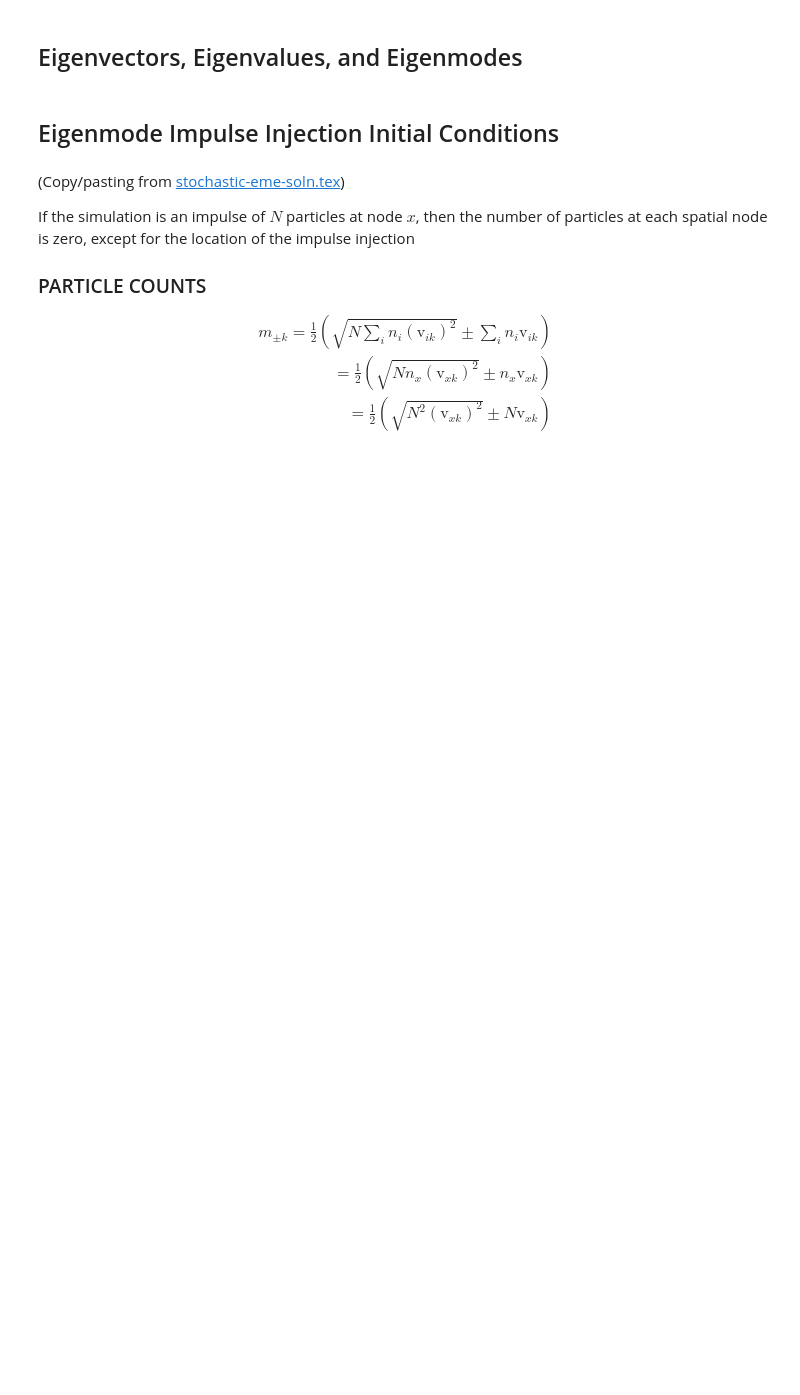
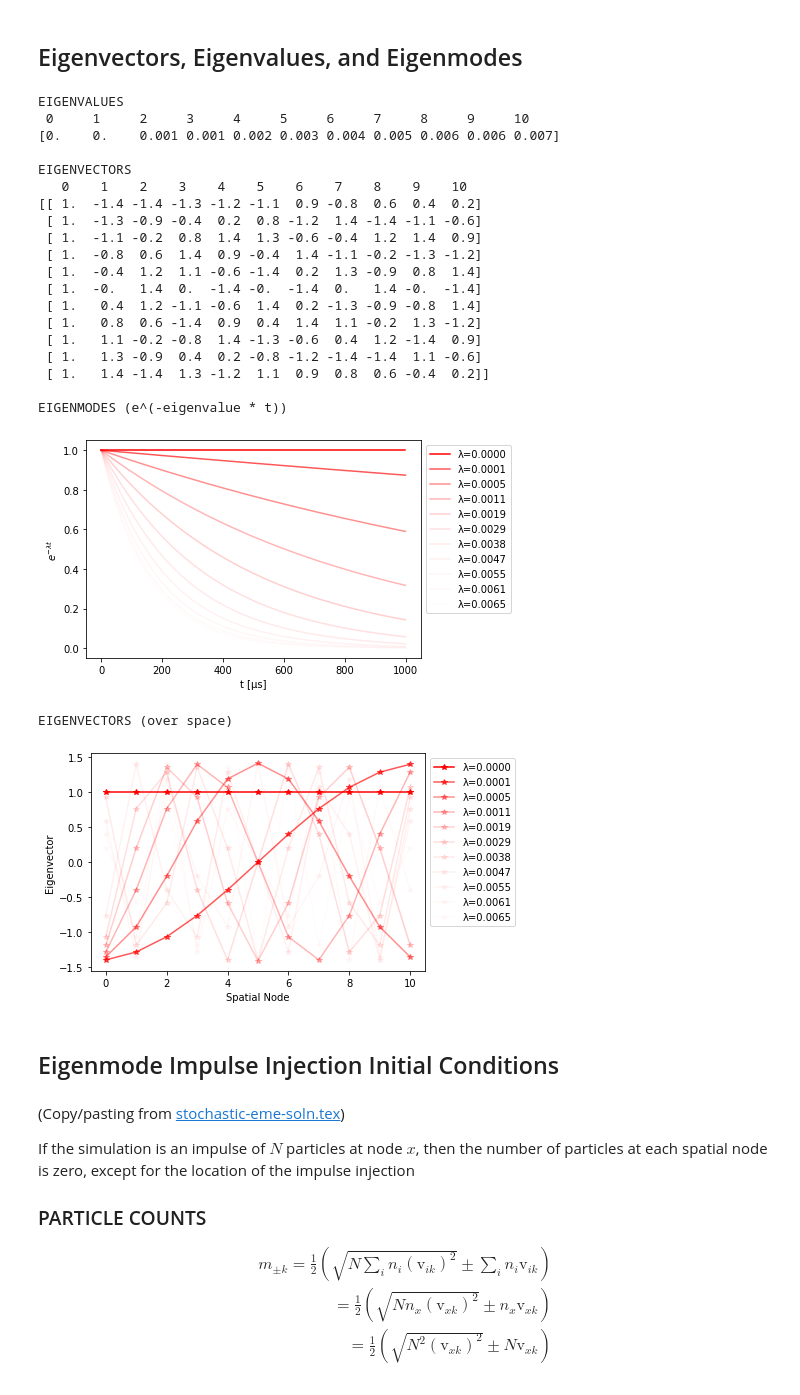
Before and after one commit to margotwagner/diffusion-model, a Jupyter notebook: notebooks/markov-eigenmode-validation/eme-rw-1d-src-variance.ipynb, the cells around one changed output. Drawn from its saved outputs; the diff is of its cells as text; code cells hidden in the pictures; blank space fills up the shorter version.

```diff
--- a/notebooks/markov-eigenmode-validation/eme-rw-1d-src-variance.ipynb
+++ b/notebooks/markov-eigenmode-validation/eme-rw-1d-src-variance.ipynb
@@ -589,9 +473,32 @@ def get_eigenvalues_and_vectors(A: np.ndarray,
 # %%
-eigenvalues, eigenvectors, eval_sort_index = get_eigenvalues_and_vectors(
-    A,
+eigenvalues, eigenvectors, eval_sort_index = emd_model.get_eigenvalues_and_vectors(
     print_output=True,
     plot_eigenmodes=True,
-    plot_eigenvectors=True)
+    plot_eigenvectors=True
+)
+# %% [output]
+EIGENVALUES
+ 0     1     2     3     4     5     6     7     8     9     10
+[0.    0.    0.001 0.001 0.002 0.003 0.004 0.005 0.006 0.006 0.007]
+
+EIGENVECTORS
+   0    1    2    3    4    5    6    7    8    9    10
+[[ 1.  -1.4 -1.4 -1.3 -1.2 -1.1  0.9 -0.8  0.6  0.4  0.2]
+ [ 1.  -1.3 -0.9 -0.4  0.2  0.8 -1.2  1.4 -1.4 -1.1 -0.6]
+ [ 1.  -1.1 -0.2  0.8  1.4  1.3 -0.6 -0.4  1.2  1.4  0.9]
+ [ 1.  -0.8  0.6  1.4  0.9 -0.4  1.4 -1.1 -0.2 -1.3 -1.2]
+ [ 1.  -0.4  1.2  1.1 -0.6 -1.4  0.2  1.3 -0.9  0.8  1.4]
+ [ 1.  -0.   1.4  0.  -1.4 -0.  -1.4  0.   1.4 -0.  -1.4]
+ [ 1.   0.4  1.2 -1.1 -0.6  1.4  0.2 -1.3 -0.9 -0.8  1.4]
+ [ 1.   0.8  0.6 -1.4  0.9  0.4  1.4  1.1 -0.2  1.3 -1.2]
+ [ 1.   1.1 -0.2 -0.8  1.4 -1.3 -0.6  0.4  1.2 -1.4  0.9]
+ [ 1.   1.3 -0.9  0.4  0.2 -0.8 -1.2 -1.4 -1.4  1.1 -0.6]
+ [ 1.   1.4 -1.4  1.3 -1.2  1.1  0.9  0.8  0.6 -0.4  0.2]]
+
+EIGENMODES (e^(-eigenvalue * t))
+[figure, added]
+EIGENVECTORS (over space)
+[figure, added]
 # %% [markdown]
 ## Eigenmode Impulse Injection Initial Conditions
 # %% [markdown]
```
Also changed, not shown: parts of 39 cells of this notebook, 1 other file.
